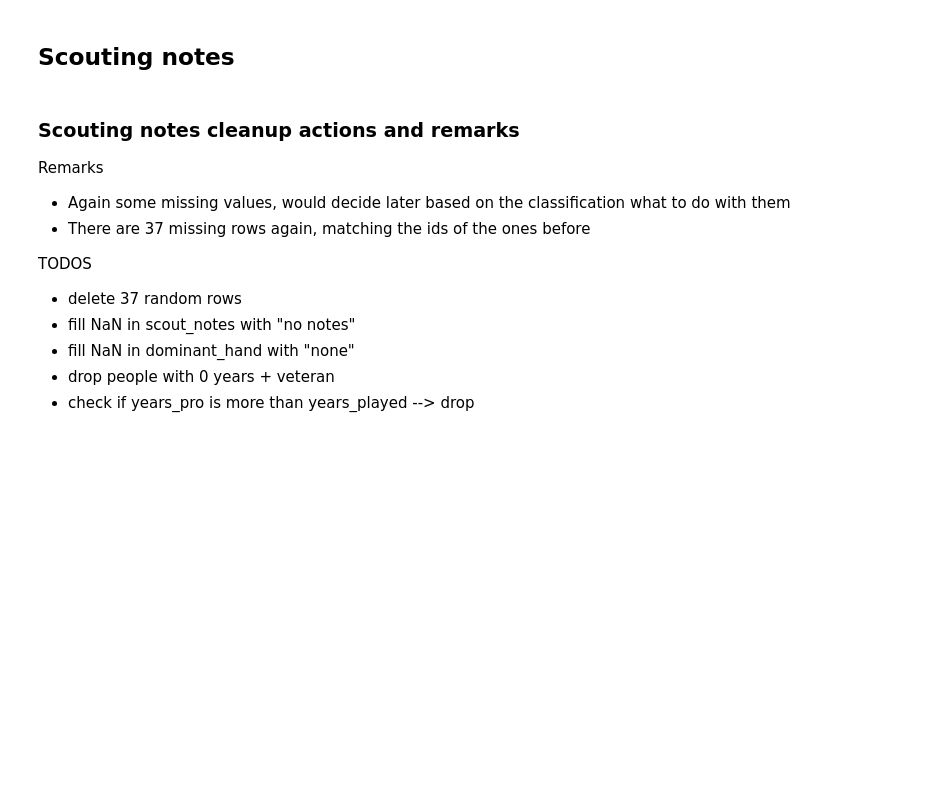
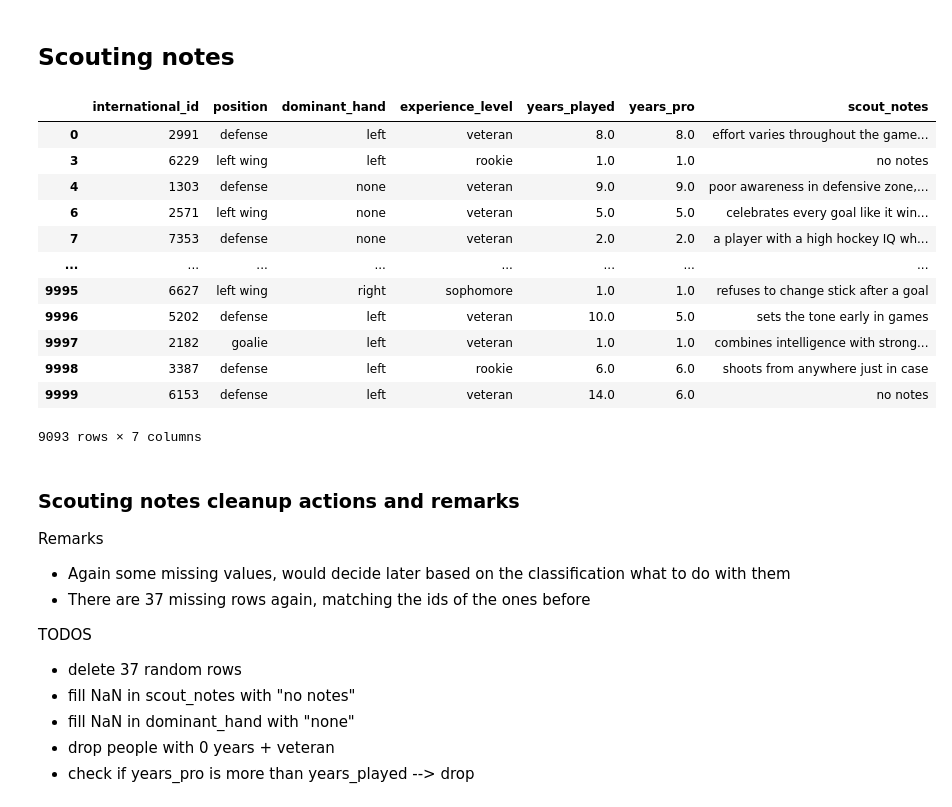
Before and after one commit to jaklvinc/KnowledgeDiscoveryAndDataMining-TUGraz-2026, a Jupyter notebook: phase_1/group_project.ipynb, the cells around one changed output. Drawn from its saved outputs; the diff is of its cells as text; code cells hidden in the pictures; blank space fills up the shorter version.

Commit message:
Fix scouting notes

```diff
--- a/phase_1/group_project.ipynb
+++ b/phase_1/group_project.ipynb
@@ -114,7 +132,33 @@ TODO
 # %% [markdown]
 ## Scouting notes
 # %%
+# fill nan in scout_notes with no notes
+hockey_scouting_notes['scout_notes'] = hockey_scouting_notes['scout_notes'].fillna('no notes')
+
+#fill nan values in dominant_hand with none
+hockey_scouting_notes['dominant_hand'] = hockey_scouting_notes['dominant_hand'].fillna('none')
+
+#drop people with 0 years + not rookie
+rows = hockey_scouting_notes[(hockey_scouting_notes['years_played'] == 0) & (hockey_scouting_notes['experience_level'] != 'rookie')].index
+hockey_scouting_notes.drop(rows, inplace=True)
+
+#drop people who have more year played pro than years played
+hockey_scouting_notes = hockey_scouting_notes[hockey_scouting_notes['years_played'] >= hockey_scouting_notes['years_pro']]
 hockey_scouting_notes
+# %% [output]
+|  | international_id | position | dominant_hand | experience_level | years_played | years_pro | scout_notes |
+| 0 | 2991 | defense | left | veteran | 8.0 | 8.0 | effort varies throughout the game... |
+| 3 | 6229 | left wing | left | rookie | 1.0 | 1.0 | no notes |
+| 4 | 1303 | defense | none | veteran | 9.0 | 9.0 | poor awareness in defensive zone,... |
+| 6 | 2571 | left wing | none | veteran | 5.0 | 5.0 | celebrates every goal like it win... |
+| 7 | 7353 | defense | none | veteran | 2.0 | 2.0 | a player with a high hockey IQ wh... |
+| ... | ... | ... | ... | ... | ... | ... | ... |
+| 9995 | 6627 | left wing | right | sophomore | 1.0 | 1.0 | refuses to change stick after a goal |
+| 9996 | 5202 | defense | left | veteran | 10.0 | 5.0 | sets the tone early in games |
+| 9997 | 2182 | goalie | left | veteran | 1.0 | 1.0 | combines intelligence with strong... |
+| 9998 | 3387 | defense | left | rookie | 6.0 | 6.0 | shoots from anywhere just in case |
+| 9999 | 6153 | defense | left | veteran | 14.0 | 6.0 | no notes |
+9093 rows × 7 columns
 # %% [markdown]
 ### Scouting notes cleanup actions and remarks
 
```
Also changed, not shown: parts of 7 cells of this notebook.
